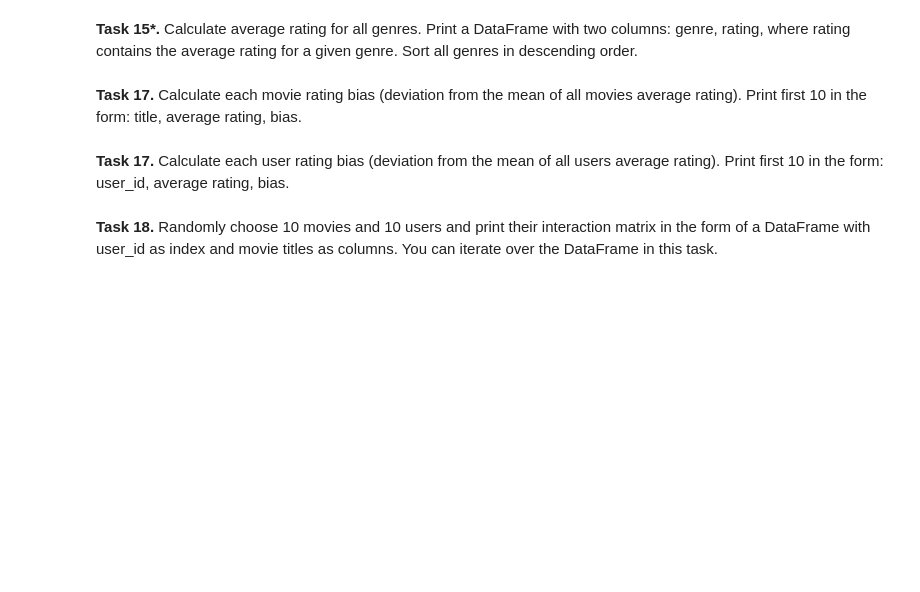
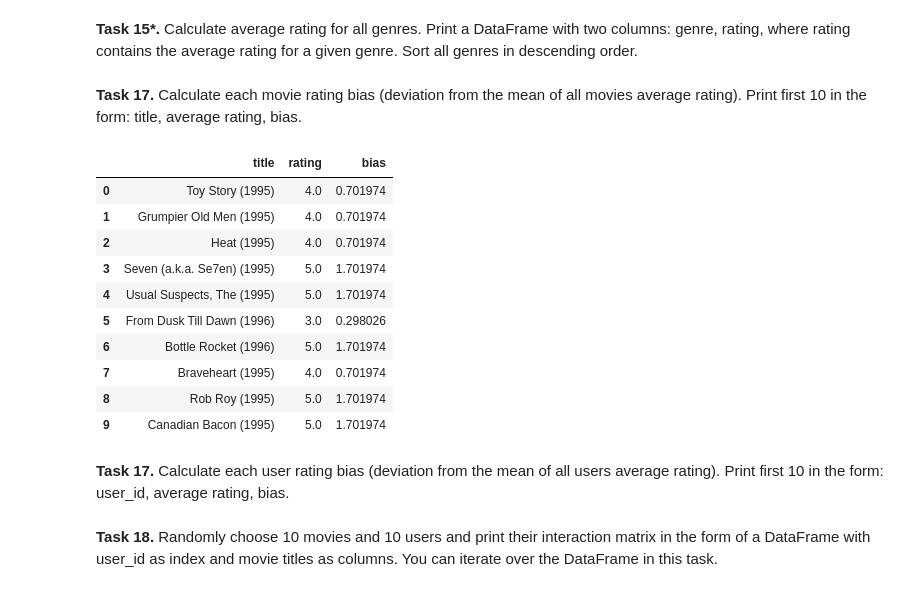
Before and after one commit to Thyme1/recommender-systems-class, a Jupyter notebook: class_02_numpy_pandas.ipynb, the cells around one changed output. Cells and saved outputs as stored; diff of their text form; code cells hidden in the pictures; blank space fills up the shorter version.

```diff
--- a/class_02_numpy_pandas.ipynb
+++ b/class_02_numpy_pandas.ipynb
@@ -262,7 +277,27 @@ display(df.head(10))
 # %% [markdown]
 **Task 17.** Calculate each movie rating bias (deviation from the mean of all movies average rating). Print first 10 in the form: title, average rating, bias.
 # %%
-# Write your code here
+df = ml_df.copy()
+df2 = df.drop(['userId', 'timestamp', 'genres'],axis=1)
+df2.drop_duplicates('movieId',inplace=True)
+
+Total = (df2['rating'].sum())/(df2['movieId'].nunique())
+df2['bias'] = abs(df2['rating'] - Total)
+df2.reset_index(drop=True)
+df2 = df2[['title', 'rating', 'bias']]
+df2.reset_index(drop=True).head(10)
+# %% [output]
+|  | title | rating | bias |
+| 0 | Toy Story (1995) | 4.0 | 0.701974 |
+| 1 | Grumpier Old Men (1995) | 4.0 | 0.701974 |
+| 2 | Heat (1995) | 4.0 | 0.701974 |
+| 3 | Seven (a.k.a. Se7en) (1995) | 5.0 | 1.701974 |
+| 4 | Usual Suspects, The (1995) | 5.0 | 1.701974 |
+| 5 | From Dusk Till Dawn (1996) | 3.0 | 0.298026 |
+| 6 | Bottle Rocket (1996) | 5.0 | 1.701974 |
+| 7 | Braveheart (1995) | 4.0 | 0.701974 |
+| 8 | Rob Roy (1995) | 5.0 | 1.701974 |
+| 9 | Canadian Bacon (1995) | 5.0 | 1.701974 |
 # %% [markdown]
 **Task 17.** Calculate each user rating bias (deviation from the mean of all users average rating). Print first 10 in the form: user_id, average rating, bias.
 # %%
```
Also changed, not shown: parts of 1 cell of this notebook.
